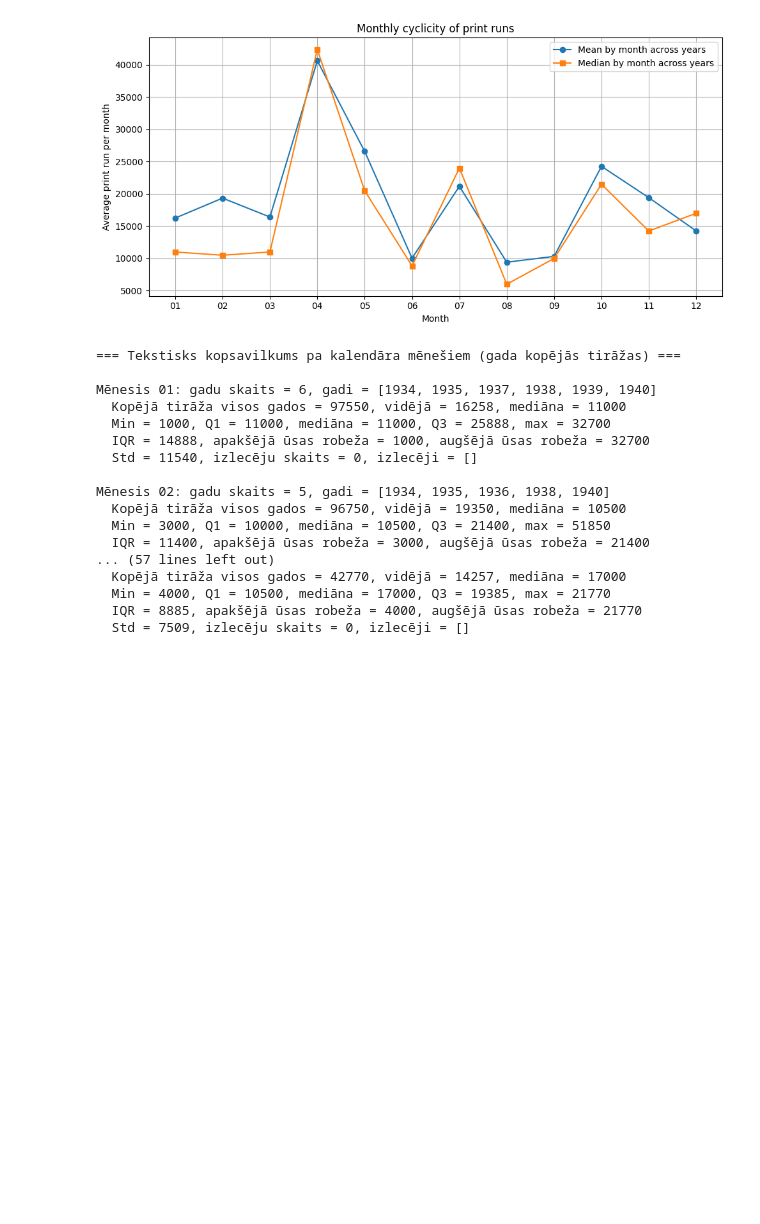
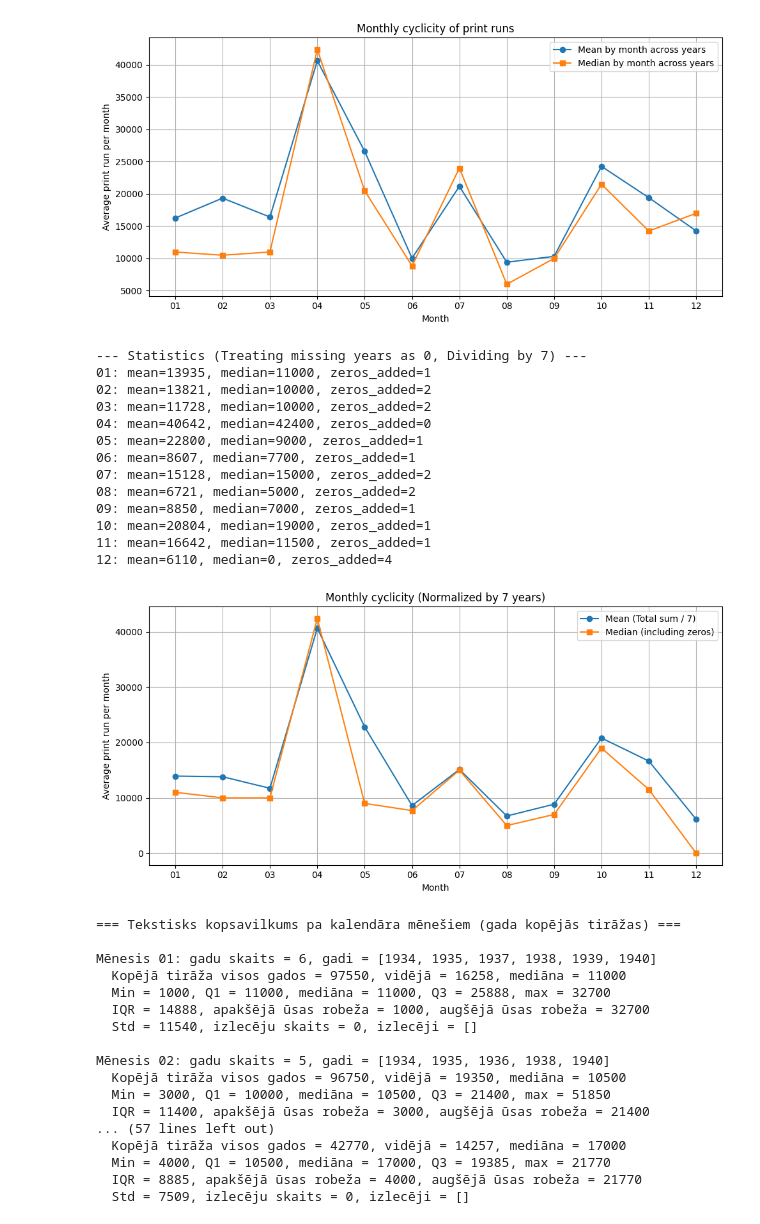
Before and after one commit to Vladusty/latvian-communist-leaflet-corpus-1934-1940, a Jupyter notebook: notebooks/leaflet_print_run_analysis_notebook/leaflet_print_run_analysis_1934_1940.ipynb, the cells around one changed output. Cells and saved outputs as stored; diff of their text form; code cells hidden in the pictures; blank space fills up the shorter version.

Commit message:
Add monthly cyclicity graph normalized by 7 years

```diff
--- a/notebooks/leaflet_print_run_analysis_notebook/leaflet_print_run_analysis_1934_1940.ipynb
+++ b/notebooks/leaflet_print_run_analysis_notebook/leaflet_print_run_analysis_1934_1940.ipynb
@@ -764,6 +764,73 @@ plt.show()
 11: mean=19417, median=14250, vals=[46000, 17000, 31500, 11500, 10000, 500]
 12: mean=14257, median=17000, vals=[21770, 17000, 4000]
 [figure]
+# %%
+#@title 14) Aggregate with Zeros for Missing Years
+import numpy as np
+import matplotlib.pyplot as plt
+from collections import defaultdict
+
+TOTAL_YEARS = 7
+
+month_year_avg = defaultdict(list)
+
+for ym, vals in monthly_values.items():
+    y, m = ym.split('-')
+    month_year_avg[m].append(sum(vals))
+
+# --- Statistical Output & Preparation ---
+print(f"--- Statistics (Treating missing years as 0, Dividing by {TOTAL_YEARS}) ---")
+
+all_months = [f"{i:02d}" for i in range(1, 13)]
+means = []
+medians = []
+
+for m in all_months:
+    vals = month_year_avg.get(m, [])
+
+    missing_count = TOTAL_YEARS - len(vals)
+    if missing_count > 0:
+        vals.extend([0] * missing_count)
+
+    mean_val = sum(vals) / TOTAL_YEARS
+    median_val = np.median(vals)
+
+    means.append(mean_val)
+    medians.append(median_val)
+
+    print(f"{m}: mean={int(mean_val)}, median={int(median_val)}, zeros_added={missing_count}")
+
+# --- Data Visualization ---
+
+plt.figure(figsize=(10, 5))
+x = np.arange(len(all_months))
+
+plt.plot(x, means, marker='o', label=f'Mean (Total sum / {TOTAL_YEARS})')
+plt.plot(x, medians, marker='s', label='Median (including zeros)')
+
+plt.xticks(x, all_months)
+plt.xlabel('Month')
+plt.ylabel('Average print run per month')
+plt.title(f'Monthly cyclicity (Normalized by {TOTAL_YEARS} years)')
+plt.legend()
+plt.grid(True)
+plt.tight_layout()
+plt.show()
+# %% [output]
+--- Statistics (Treating missing years as 0, Dividing by 7) ---
+01: mean=13935, median=11000, zeros_added=1
+02: mean=13821, median=10000, zeros_added=2
+03: mean=11728, median=10000, zeros_added=2
+04: mean=40642, median=42400, zeros_added=0
+05: mean=22800, median=9000, zeros_added=1
+06: mean=8607, median=7700, zeros_added=1
+07: mean=15128, median=15000, zeros_added=2
+08: mean=6721, median=5000, zeros_added=2
+09: mean=8850, median=7000, zeros_added=1
+10: mean=20804, median=19000, zeros_added=1
+11: mean=16642, median=11500, zeros_added=1
+12: mean=6110, median=0, zeros_added=4
+[figure, added]
 # %%
 #@title 15) Boxplotu grafiki + mēnešu tekstiskais kopsavilkums (Tjūkija noteikumi)
 
```
Also changed, not shown: parts of 1 cell of this notebook.
